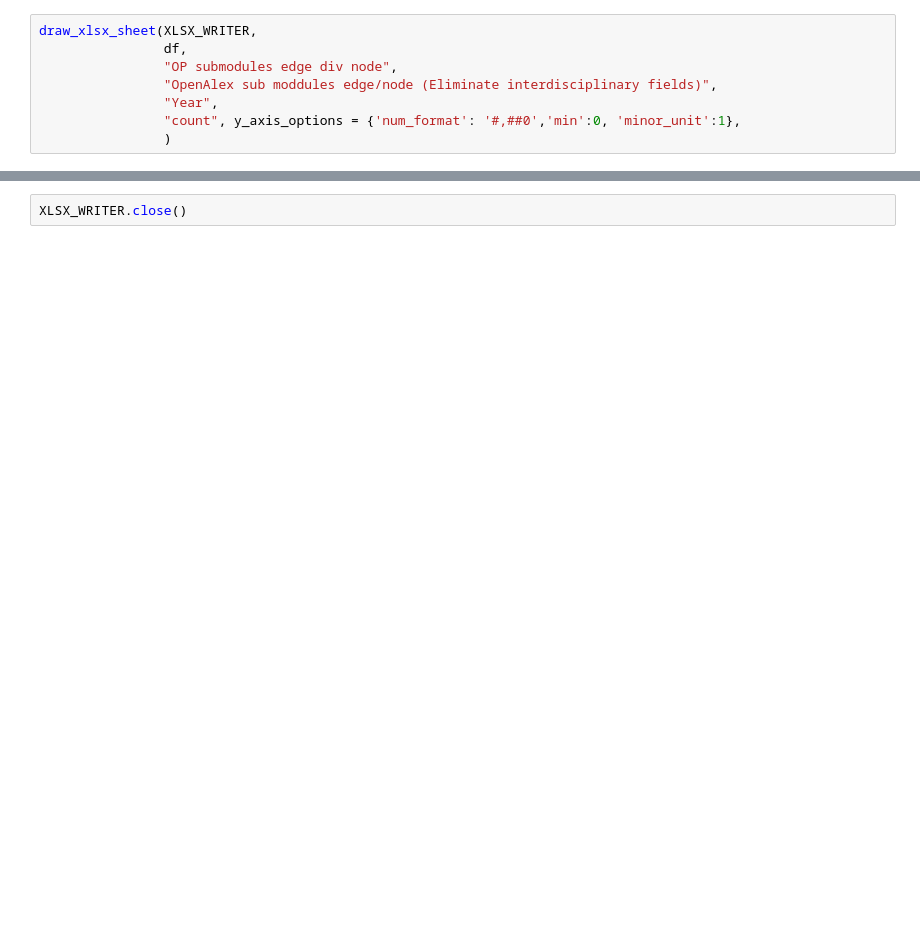
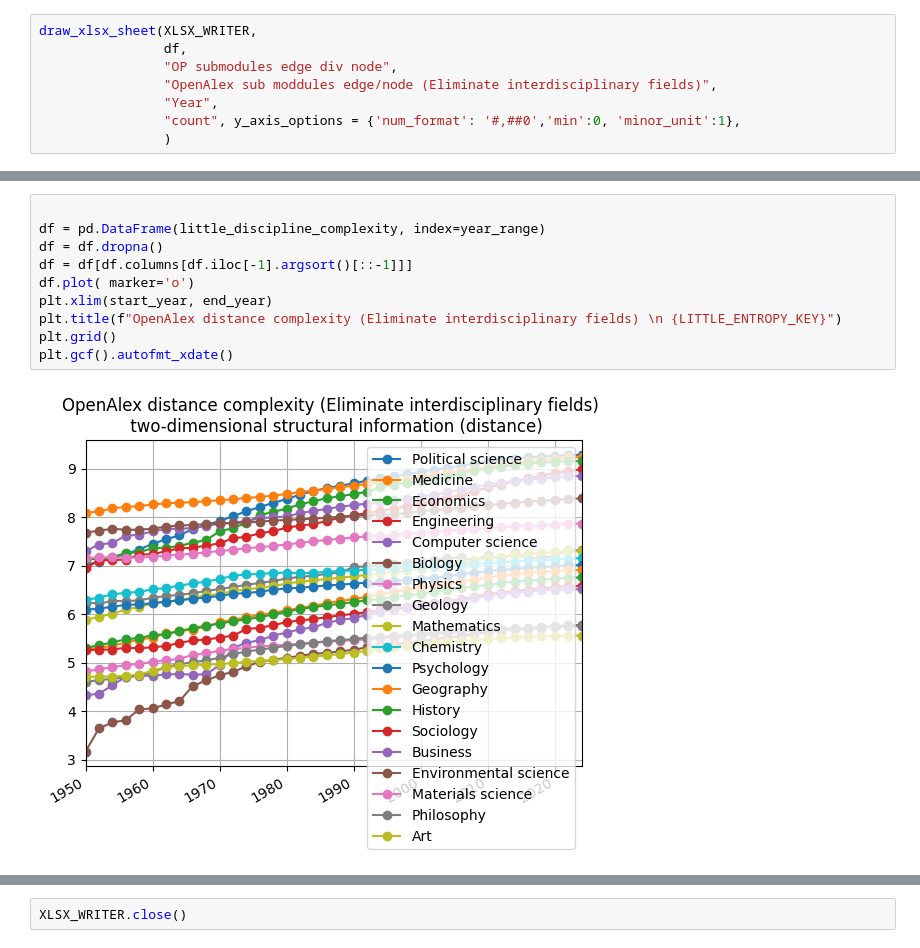
Before and after one commit to knogen/graph-computing-go, a Jupyter notebook: lab/new_structural_entropy.ipynb, the cells around one changed output, grey strips where cells are left out. Drawn from its saved outputs; the diff is of its cells as text; blank space fills up the shorter version.

```diff
--- a/lab/new_structural_entropy.ipynb
+++ b/lab/new_structural_entropy.ipynb
@@ -519,0 +617,12 @@ draw_xlsx_sheet(XLSX_WRITER,
+# %%
+
+df = pd.DataFrame(little_discipline_complexity, index=year_range)
+df = df.dropna()
+df = df[df.columns[df.iloc[-1].argsort()[::-1]]]
+df.plot( marker='o')
+plt.xlim(start_year, end_year)
+plt.title(f"OpenAlex distance complexity (Eliminate interdisciplinary fields) \n {LITTLE_ENTROPY_KEY}")
+plt.grid()
+plt.gcf().autofmt_xdate()
+# %% [output]
+[figure, added]
```
Also changed, not shown: parts of 33 cells of this notebook, 6 other files.
